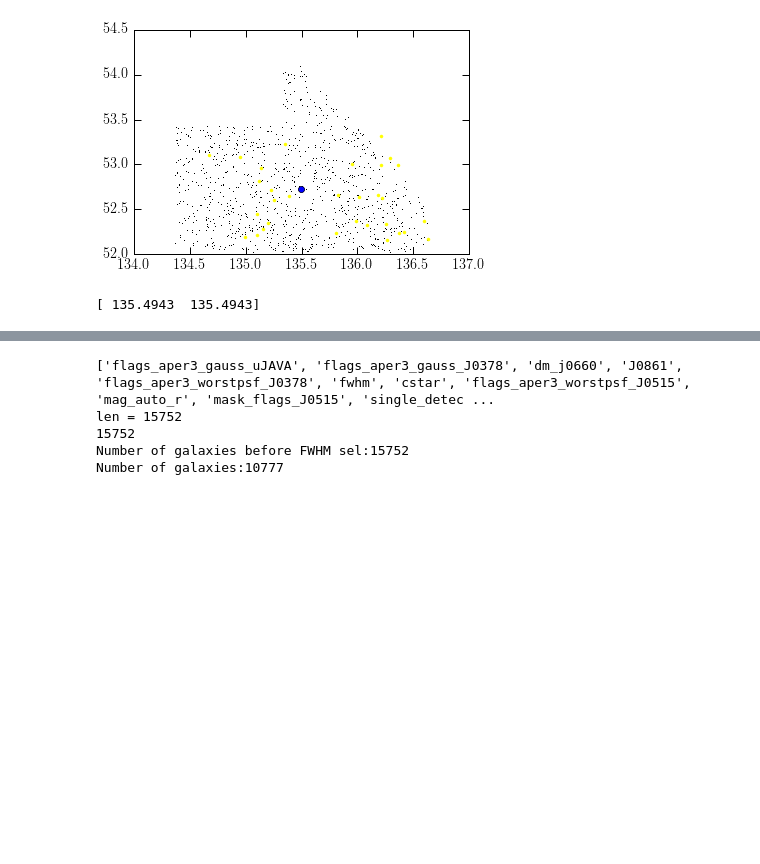
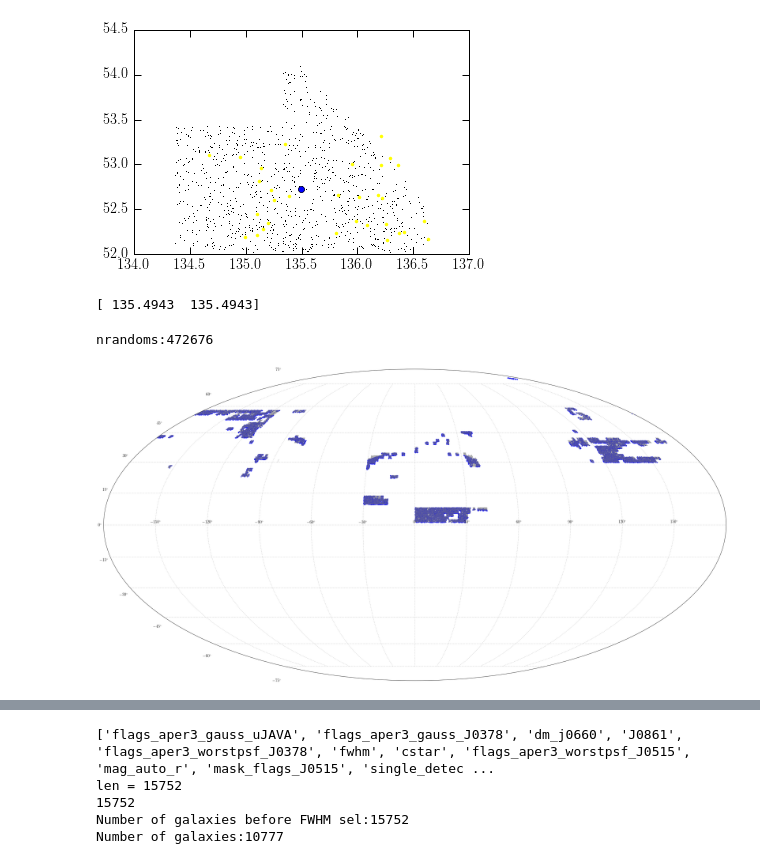
Before and after one commit to aaorsi/ELG_analysis, a Jupyter notebook: LFandclustering.ipynb, the cells around one changed output, grey strips where cells are left out. Saved outputs shown, nothing was run; the diff lists cells and outputs as text; code cells hidden in the pictures; blank space fills up the shorter version.

```diff
--- a/LFandclustering.ipynb
+++ b/LFandclustering.ipynb
@@ -580,6 +578,78 @@ print tt
 print np.multiply(tiles['ra'][tt][0],[1,1])
 # %% [output]
 [ 135.4943  135.4943]
+# %%
+# Plot all objects in a world map!
+
+import astropy.coordinates as coord
+import astropy.units as u
+plt.rcParams['figure.figsize'] = 40, 40
+
+
+
+id_oii = np.asarray(pred) == 'OII'
+id_oiii = np.asarray(pred) == 'OIII+Hbeta'
+gal_oii = jplus.tools.select_object(dcat,id_oii)
+gal_oiii = jplus.tools.select_object(dcat,id_oiii)
+ran  = ran_mask
+
+ljp = len(gal_oii['coords'])
+#jpid = np.random.random_integers(0,ljp,int(ljp/1000))
+jpid = np.arange(0,ljp)
+
+ra = coord.Angle(gal_oii['coords'][jpid,0]*u.degree)
+ra = ra.wrap_at(180*u.degree)
+dec = coord.Angle(gal_oii['coords'][jpid,1]*u.degree)
+
+fig = plt.figure()
+ax = fig.add_subplot(111, projection='mollweide')
+
+ax.set_xlabel('',fontsize=80)
+ax.set_ylabel('',fontsize=80)
+
+ax.plot(ra.radian, dec.radian,'.', label='OII', alpha=1.0, color='blue')
+
+#counts, ybins, xbins, image = plt.hist2d(ra.radian, dec.radian, bins=250,
+#                                         cmap=plt.cm.Greys, normed=LogNorm(),
+#                                         cmin=0.01, label='J-PLUS', alpha=0.8)
+
+lw = len(ran['coords'])
+print 'nrandoms:%ld' % lw
+#wid = np.random.random_integers(0,lw,int(lw/100))
+wid = np.arange(0,lw)
+ra_2 = coord.Angle(ran['coords'][wid,0]*u.degree)
+ra_2 = ra_2.wrap_at(180*u.degree)
+dec_2 = coord.Angle(ran['coords'][wid,1]*u.degree)
+
+#counts, ybins, xbins, image = plt.hist2d(ra_2.radian, dec_2.radian, bins=250,
+#                                         cmap=plt.cm.Blues, normed=LogNorm(),
+#                                         cmin=0.01, label='WiggleZ', alpha=0.8)
+
+ax.plot(ra_2.radian, dec_2.radian,',',alpha=.1,color='gray', label='Random mask')
+ax.grid(True)
+ljp = len(gal_oiii['coords'])
+#jpid = np.random.random_integers(0,ljp,int(ljp/1000))
+jpid = np.arange(0,ljp)
+
+ra = coord.Angle(gal_oiii['coords'][jpid,0]*u.degree)
+ra = ra.wrap_at(180*u.degree)
+dec = coord.Angle(gal_oiii['coords'][jpid,1]*u.degree)
+
+#ax.set_xlabel('RA')
+#ax.xaxis.label.set_fontsize(120)
+#ax.set_ylabel('Dec')
+#ax.yaxis.label.set_fontsize(10)
+
+#ax.set_xlim([-20,20])
+#ax.set_ylim([0,40])
+
+#ax.plot(ra.radian, dec.radian,',', label='OIII', alpha=0.7, color='red')
+
+
+#ax.legend(fontsize=60)
+# %% [output]
+nrandoms:472676
+[figure, added]
 # %%
 # Raw 2PCF:
 
```
Also changed, not shown: parts of 4 cells of this notebook, 1 other file.
